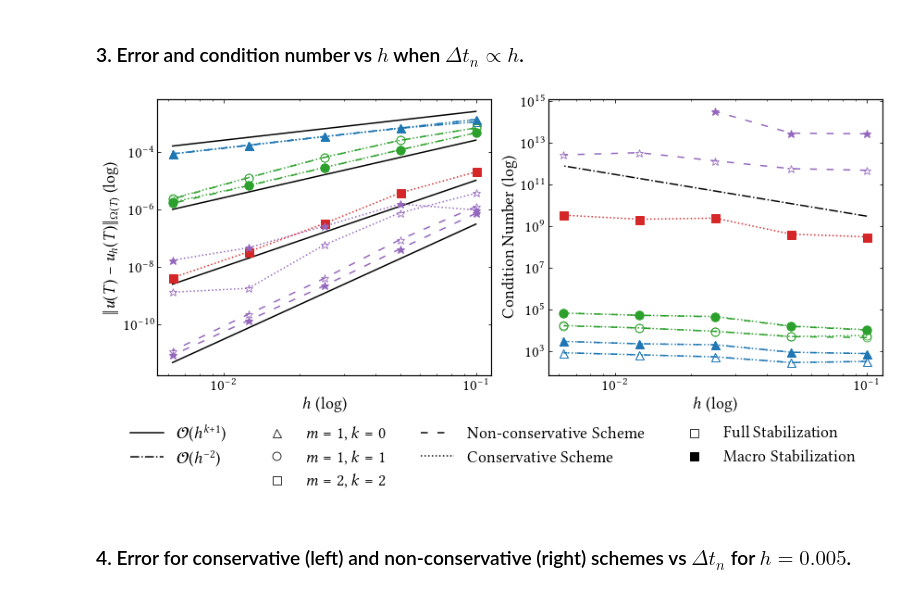
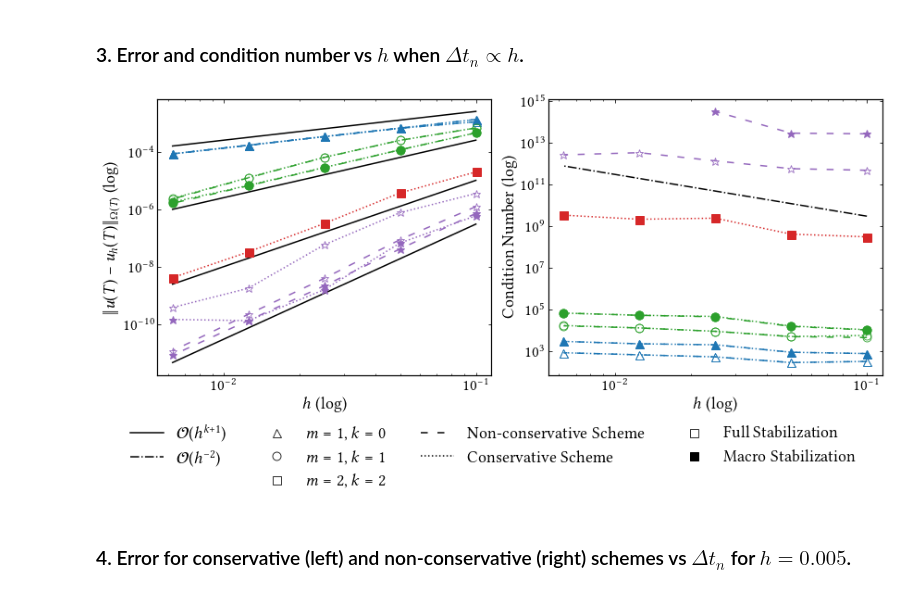
Before and after one commit to CutFEM/CutFEM-Library, a Jupyter notebook: notebook/convection_diffusion/example1.ipynb, the cells around one changed output. Cells and saved outputs as stored; diff of their text form; code cells hidden in the pictures.

```diff
--- a/notebook/convection_diffusion/example1.ipynb
+++ b/notebook/convection_diffusion/example1.ipynb
@@ -274,8 +271,17 @@ error_conservative_P3P3_fullstab = [3.561631292515755e-06, 7.410678070417087e-07
 # error_conservative_P3P3_macro = [8.707012050400018e-07, 5.62319374097584e-07, 8.566174213909749e-08, 6.431833409151911e-09]
 # cond_conservative_P3P3_macro = [2.655611e+13,2.856219e+13,3.149955e+14,2.653597e+14]
 
+# n = 20, space = 7, tau1 = 10
+error_conservative_P3P3_macro = [5.852632180985024e-07, 6.596143623223131e-08, 1.569344213017489e-09, 1.313738492434687e-10, 1.450141722175934e-10]
+
+# n = 20, space = 7, tau1 = 0.1
+error_conservative_P3P3_macro = [5.717519232488962e-07, 7.998059918868946e-08, 4.346483262356795e-09, 2.293095089117721e-10, 6.702794678161153e-10]
+
 # with dT = h^2/3
 #error_conservative_P3P3_macro = [8.82018e-07, ]
+
+# n = 14, space = 7, tau = 10
+error_conservative_P3P3_fullstab = [3.492971234784989e-06, 7.502947329487542e-07, 5.70293992531811e-08, 1.76250876339433e-09, 3.765381266643046e-10]
 
 # time = 7, space = 5               # time quadrature order = space quadrature order = 7
 
@@ -339,34 +345,34 @@ ax2.loglog([],[], linestyle="None",  marker='s', markersize=9, markeredgewidth=0
 ax2.loglog([],[], linestyle="None",  marker='s', markersize=9, color="black", label=r"Macro Stabilization")
 
 ax2.loglog(h, cond_conservative_P0P1_fullstab, marker='^', markersize=9, linestyle=":", markeredgewidth=0.8, markerfacecolor="None", color="C0")
 ax2.loglog(h, cond_conservative_P0P1_macro, marker='^', markersize=9, linestyle=":", color="C0")
 ax2.loglog(h, cond_conservative_P1P1_fullstab, marker='o', markersize=9, linestyle=":", markeredgewidth=0.8, markerfacecolor="None", color="C2")
 ax2.loglog(h, cond_conservative_P1P1_macro, marker='o', markersize=9, linestyle=":", color="C2")
 # ax2.loglog(h, cond_conservative_P2P2_fullstab, marker='s', markersize=9, linestyle=":", markeredgewidth=0.8, markerfacecolor="None", color="C3")
 ax2.loglog(h, cond_conservative_P2P2_macro, marker='s', markersize=9, linestyle=":", color="C3")
 #ax2.loglog(h[:-1], cond_conservative_P3P3_fullstab, marker='*', markersize=9, linestyle=":", markeredgewidth=0.8, markerfacecolor="None", color="C4")
 #ax2.loglog(h[:-1], cond_conservative_P3P3_macro, marker='*', markersize=9, linestyle=":", color="C4")
 
 ax2.loglog(h, cond_classical_P0P1_fullstab, marker='^', markersize=9, linestyle=(0, (5,7)), markeredgewidth=0.8, markerfacecolor="None", color="C0")
 ax2.loglog(h, cond_classical_P0P1_macro, marker='^', markersize=9, linestyle=(0, (5,7)), color="C0")
 ax2.loglog(h, cond_classical_P1P1_fullstab, marker='o', markersize=9, linestyle=(0, (5,7)), markeredgewidth=0.8, markerfacecolor="None", color="C2")
 ax2.loglog(h, cond_classical_P1P1_macro, marker='o', markersize=9, linestyle=(0, (5,7)), color="C2")
 # ax2.loglog(h, cond_classical_P2P2_fullstab, marker='s', markersize=9, linestyle=(0, (5,7)), markeredgewidth=0.8, markerfacecolor="None", color="C3")
 # ax2.loglog(h, cond_classical_P2P2_macro, marker='s', markersize=9, linestyle=(0, (5,7)), color="C3")
 
 ax2.loglog(h, cond_classical_P3P3_fullstab, marker='*', markersize=9, linestyle=(0, (5,7)), markeredgewidth=0.8, markerfacecolor="None", color="C4")
 ax2.loglog(h[:-2], cond_classical_P3P3_macro, marker='*', markersize=9, linestyle=(0, (5,7)), color="C4")
 
 ax2.set_xlabel(r"$h$ (log)", fontsize=18)
 ax2.tick_params(axis='both', which='major', labelsize=17)
 ax2.set_ylabel(r"Condition Number (log)", fontsize=18)
 
 handles, labels = [(a + b) for a, b in zip(ax1.get_legend_handles_labels(), ax2.get_legend_handles_labels())]
 fig.legend(handles, labels, loc='lower center', ncols=4, bbox_to_anchor=(0.5, -0.25), fontsize=18, frameon=False)
 plt.tight_layout()
 plt.show()
 # %% [output]
-[figure, old version]
+[figure, new version]
 # %% [markdown]
 ### 4. Error for conservative (left) and non-conservative (right) schemes vs $\Delta t_n$ for $h=0.005$.
 # %%
```
Also changed, not shown: parts of 1 cell of this notebook, 2 other files.
